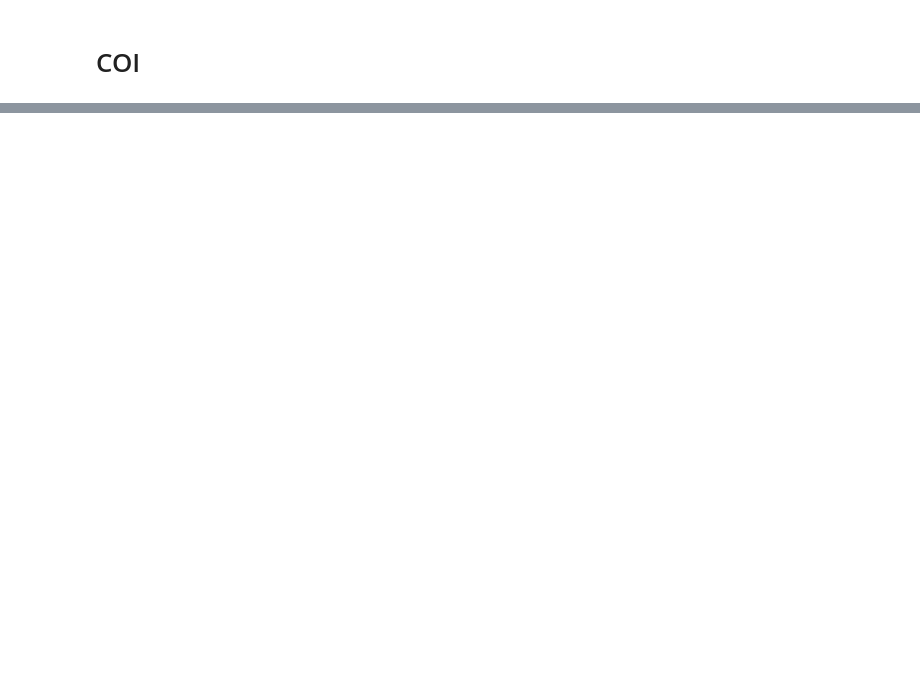
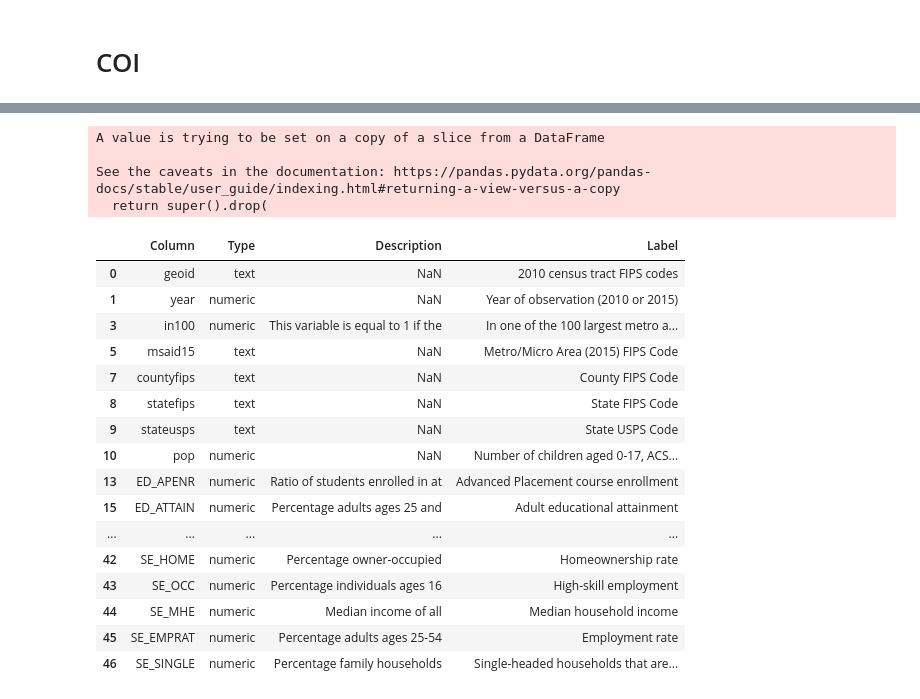
Before and after one commit to georgetown-analytics/Bleeding-Hearts, a Jupyter notebook: Wrangling.ipynb, the cells around one changed output, grey strips where cells are left out. Saved outputs shown, nothing was run; the diff lists cells and outputs as text; code cells hidden in the pictures; blank space fills up the shorter version.

```diff
--- a/Wrangling.ipynb
+++ b/Wrangling.ipynb
@@ -291,0 +471,10 @@ See the caveats in the documentation: https://pandas.pydata.org/pandas-docs/stab
+# %%
+transp = indic_head.drop(columns=['Type','Description'])
+lst = list(transp.index[transp['Column'].isnull()])
+transp.drop(columns=['Column'],inplace=True)
+transp = transp.T
+for i in reversed(lst):
+    transp[i-1] = transp[i-1] + ' ' + transp[i]
+transp.drop(columns=lst,inplace=True)
+transp = transp.T
+transp.head()
@@ -292 +488,30 @@ See the caveats in the documentation: https://pandas.pydata.org/pandas-docs/stab
+# %%
+indic_head = indic_head[indic_head['Column'].notna()]
+indic_head.drop(columns='Label',inplace=True)
+indic_head = indic_head.merge(transp, how='outer', left_index=True, right_index=True)
+indic_head.drop(indic_head.tail(9).index,
+        inplace = True)
+indic_head
+# %% [output]
+A value is trying to be set on a copy of a slice from a DataFrame
+
+See the caveats in the documentation: https://pandas.pydata.org/pandas-docs/stable/user_guide/indexing.html#returning-a-view-versus-a-copy
+  return super().drop(
+|  | Column | Type | Description | Label |
+| 0 | geoid | text | NaN | 2010 census tract FIPS codes |
+| 1 | year | numeric | NaN | Year of observation (2010 or 2015) |
+| 3 | in100 | numeric | This variable is equal to 1 if the | In one of the 100 largest metro a... |
+| 5 | msaid15 | text | NaN | Metro/Micro Area (2015) FIPS Code |
+| 7 | countyfips | text | NaN | County FIPS Code |
+| 8 | statefips | text | NaN | State FIPS Code |
+| 9 | stateusps | text | NaN | State USPS Code |
+| 10 | pop | numeric | NaN | Number of children aged 0-17, ACS... |
+| 13 | ED_APENR | numeric | Ratio of students enrolled in at | Advanced Placement course enrollment |
+| 15 | ED_ATTAIN | numeric | Percentage adults ages 25 and | Adult educational attainment |
+| ... | ... | ... | ... | ... |
+| 42 | SE_HOME | numeric | Percentage owner-occupied | Homeownership rate |
+| 43 | SE_OCC | numeric | Percentage individuals ages 16 | High-skill employment |
+| 44 | SE_MHE | numeric | Median income of all | Median household income |
+| 45 | SE_EMPRAT | numeric | Percentage adults ages 25-54 | Employment rate |
+| 46 | SE_SINGLE | numeric | Percentage family households | Single-headed households that are... |
 # %%
```
Also changed, not shown: parts of 45 cells of this notebook.
